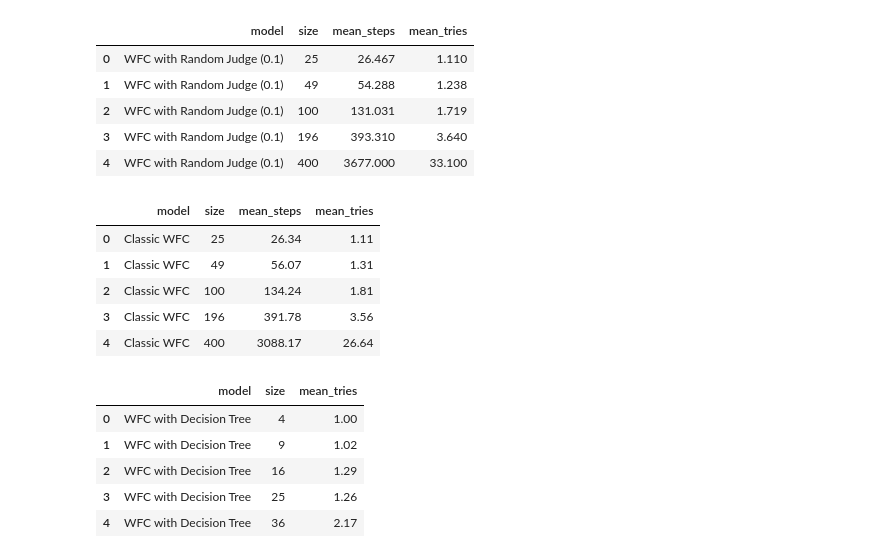
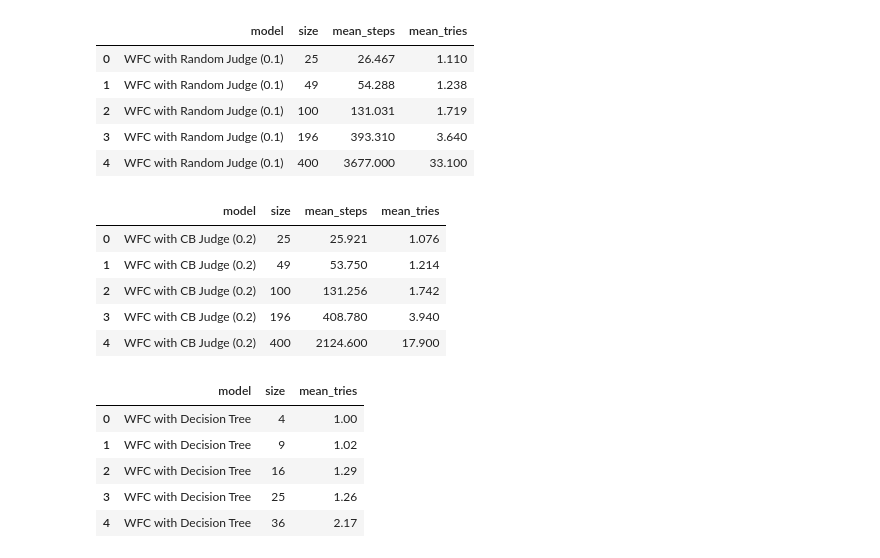
Before and after one commit to evlko/WFCWML, a Jupyter notebook: notebooks/performance.ipynb, the cells around one changed output. Drawn from its saved outputs; the diff is of its cells as text; code cells hidden in the pictures.

```diff
--- a/notebooks/performance.ipynb
+++ b/notebooks/performance.ipynb
@@ -110,17 +110,17 @@ wfc_random_judge_df.head(5)
 # %%
 random_advisor = RandomAdvisor()
 threshold = 0.2
 catboost_judge = CatboostJudge(weights="weights/judge/catboost.cbm", rollback_threshold=threshold)
 
 wfc_cb_2 = evaluate_wfc(
-    benchmarks, random_advisor, catboost_judge, f"WFC with CB Judge ({threshold})"
+    benchmarks, random_advisor, catboost_judge, f"WFC with CatBoost Judge ({threshold})"
 )
 wfc_cb_2.head(5)
 # %% [output]
 |  | model | size | mean_steps | mean_tries |
-| 0 | Classic WFC | 25 | 26.34 | 1.11 |
-| 1 | Classic WFC | 49 | 56.07 | 1.31 |
-| 2 | Classic WFC | 100 | 134.24 | 1.81 |
-| 3 | Classic WFC | 196 | 391.78 | 3.56 |
-| 4 | Classic WFC | 400 | 3088.17 | 26.64 |
+| 0 | WFC with CB Judge (0.2) | 25 | 25.921 | 1.076 |
+| 1 | WFC with CB Judge (0.2) | 49 | 53.750 | 1.214 |
+| 2 | WFC with CB Judge (0.2) | 100 | 131.256 | 1.742 |
+| 3 | WFC with CB Judge (0.2) | 196 | 408.780 | 3.940 |
+| 4 | WFC with CB Judge (0.2) | 400 | 2124.600 | 17.900 |
 # %%
```
Also changed, not shown: parts of 7 cells of this notebook, 1 other file.
